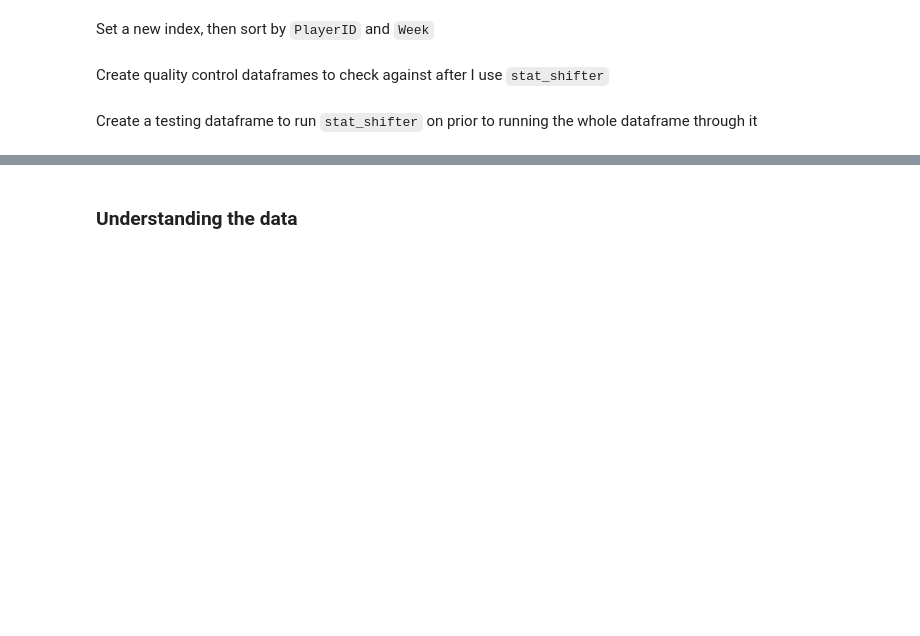
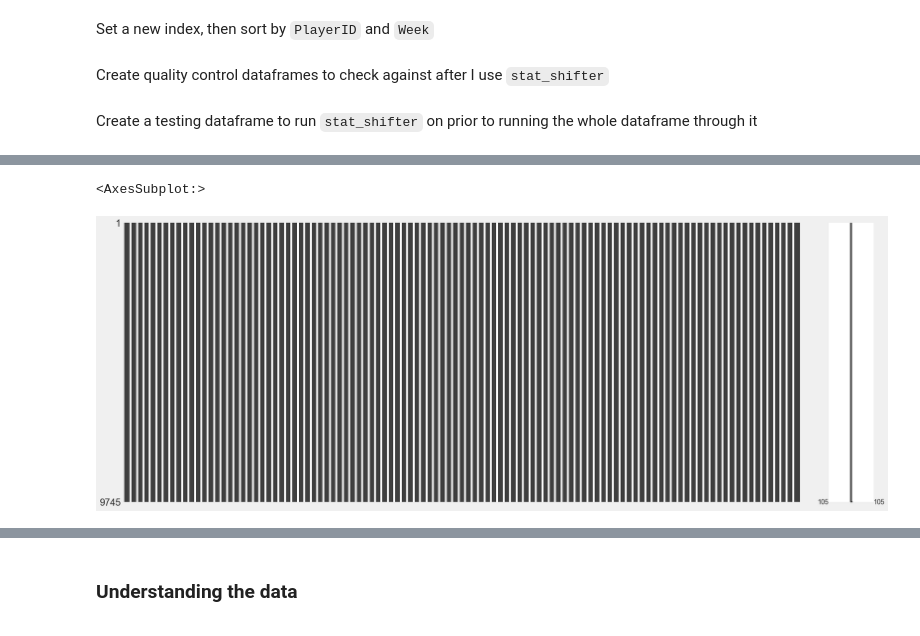
Before and after one commit to oconnorac/Cloudy-with-a-Chance-of-Football, a Jupyter notebook: notebooks/machine_learning/GlobalModel.ipynb, the cells around one changed output, grey strips where cells are left out. Drawn from its saved outputs; the diff is of its cells as text; code cells hidden in the pictures; blank space fills up the shorter version.

```diff
--- a/notebooks/machine_learning/GlobalModel.ipynb
+++ b/notebooks/machine_learning/GlobalModel.ipynb
@@ -1325,0 +959,40 @@ df = df.drop(['Team_x','Position_x'],axis = 'columns')
+# %%
+unique_players_2020 = list(stats_2020['PlayerID'].unique())
+error_player_ids_2020 = []
+
+for n in unique_players_2020:
+    for row in range(len(stats_2020[stats_2020['PlayerID'] == n])-1,-1,-1):
+        for x in range(split_point,stats_2020.shape[1]):
+            if len(stats_2020[stats_2020['PlayerID'] == n]) >= row > 0:
+                try:
+                    stats_2020.loc[n,new_cols[x]].iloc[row] = stats_2020.loc[n,new_cols[x]].iloc[row-1]
+                except Exception:
+                    error_player_ids_2020.append(n)
+                    pass
+            else:
+                try:
+                    stats_2020.loc[n,new_cols[x]].iloc[row] = 0
+                except Exception:
+                    error_player_ids_2020.append(n)
+                    pass
+
+error_player_ids_2020 = list(set(error_player_ids_2020))
+error_player_ids_checker_2020 = []
+
+for n in error_player_ids_2020:
+    error_player_ids_checker_2020.append(stats_2020[['week_id']][stats_2020['PlayerID'] == n].iloc[0])
+
+
+if len(error_player_ids_checker_2020) == len(error_player_ids_2020):
+    print('Confirmed, these are all single occurrence players.')
+else:
+    print('This is going to be a much longer night for you, try again')
+
+
+filtered_unique_ids_2020 = list(set(list(stats_2020['PlayerID'].unique())) - set(error_player_ids_2020))
+
+
+if len(stats_2020['PlayerID'].unique()) - len(filtered_unique_ids_2020) == len(error_player_ids_2020):
+    stats_2020 = stats_2020[stats_2020['PlayerID'].isin(filtered_unique_ids_2020)]
+else:
+    print('Error')
@@ -1325,0 +1006,5 @@ df = df.drop(['Team_x','Position_x'],axis = 'columns')
+# %%
+msno.matrix(stats_2020)
+# %% [output]
+<AxesSubplot:>
+[figure, added]
```
Also changed, not shown: parts of 97 cells of this notebook, 2 other files.
